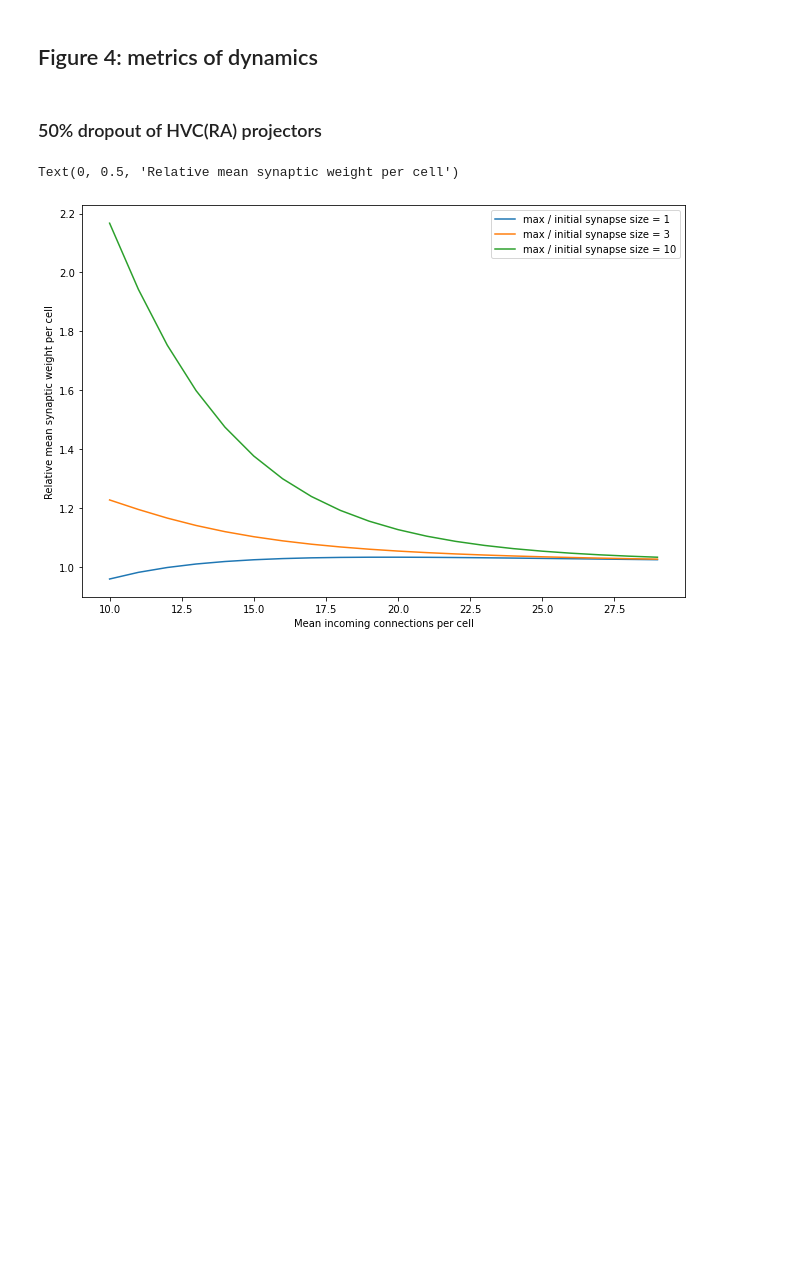
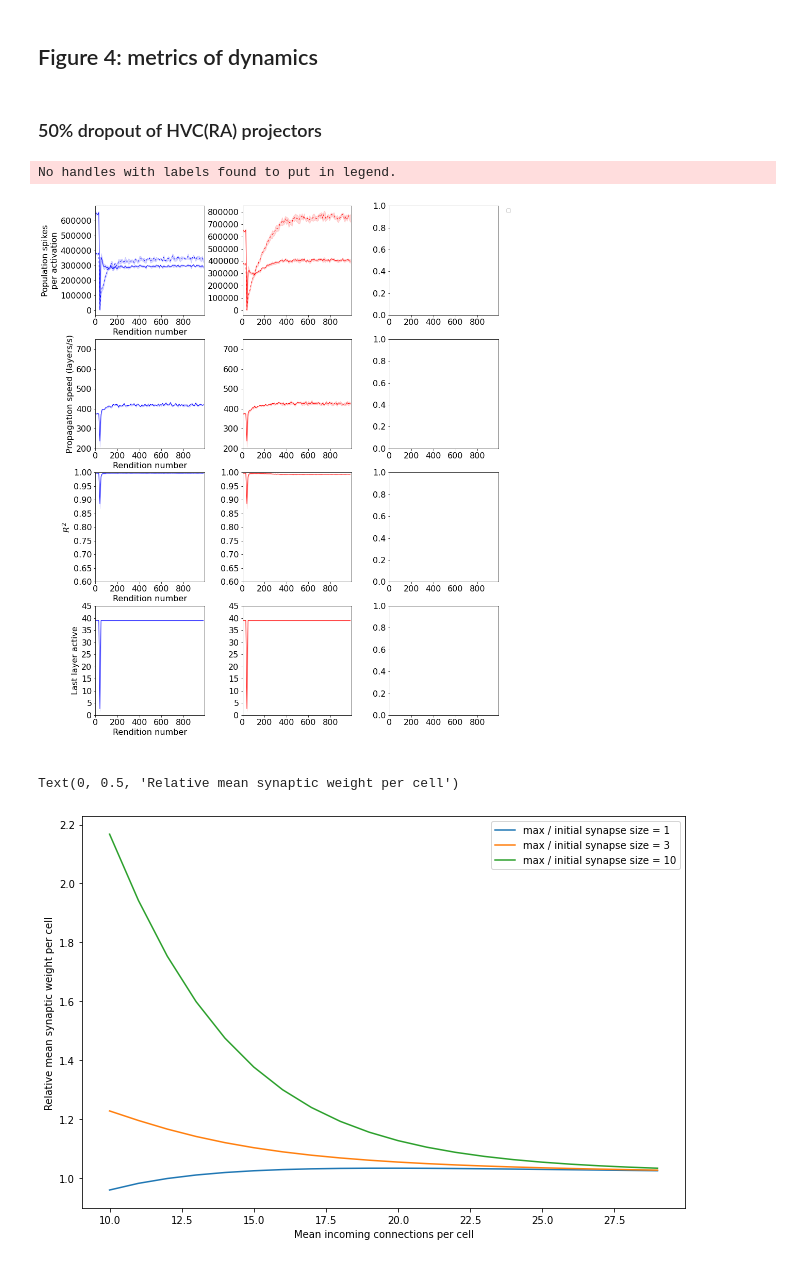
Before and after one commit to davidgbe/synfire_chain_growth, a Jupyter notebook: paper_figures_21_05_05/paper_figs_circa_21_10/multiple_parametric_21_09_28/mini_homeostatic_ei_weight_setpoint_21_12_02/paper_figures_nb_21_05_06.ipynb, the cells around one changed output. Cells and saved outputs as stored; diff of their text form; code cells hidden in the pictures; blank space fills up the shorter version.

```diff
--- a/paper_figures_21_05_05/paper_figs_circa_21_10/multiple_parametric_21_09_28/mini_homeostatic_ei_weight_setpoint_21_12_02/paper_figures_nb_21_05_06.ipynb
+++ b/paper_figures_21_05_05/paper_figs_circa_21_10/multiple_parametric_21_09_28/mini_homeostatic_ei_weight_setpoint_21_12_02/paper_figures_nb_21_05_06.ipynb
@@ -829,23 +831,3 @@ def make_figure_2_plot(names, labels, condition_colors, file_name_ext='', ylim1=
         axs[0].legend(loc='upper right')
         fig.tight_layout()
         save_fig(fig, './figures/paper/fig_2', f'mean_plot_{file_name_ext}.png')
-# %%
-timepoints = [t for t in range(0, 100, 1)]
-
-alpha_1_range = (1e-2, 5e-2)
-alpha_2_range = (1e-2, 5e-2)
-colors = ['red', 'orange', 'green', 'blue', 'purple']
-
-for i, alpha_1 in iter_range(alpha_1_range, 5):
-    name_frags = []
-    names = []
-
-    alpha_1 = f'{alpha_1}'
-    alpha_1 = alpha_1[: (alpha_1.find('.') + 4)]
-    for j, alpha_2 in iter_range(alpha_2_range, 5):
-        alpha_2 = f'{alpha_2}'
-        alpha_2 = alpha_2[: (alpha_2.find('.') + 4)]
-        name_frags.append(['single_only', f'_{alpha_2}_{alpha_2}_{alpha_1}_{alpha_1}', 'ff'])
-        names.append(f'R_ee_{alpha_1}_R_ei_{alpha_2}')
-    make_figure_2_plot(name_frags, labels=names, condition_colors=colors, cap=100, offsets=[0, 0, 0, 0, 0], timepoints=timepoints, vertical_spacing=0.,
-    file_name_ext='all_3_silent')
@@ -986,12 +962,13 @@ make_figure_3([
 def make_figure_4_averaged(names, labels, spaced_colors, dropout=0, file_name_ext='', ylim=(0, 8), cap=100):
     scale = 1.4
     fig, axs = plt.subplots(4, 3, sharex=False, sharey=False, figsize=(10 * scale, 10 * scale))
+    plt.ticklabel_format(axis='y', style='sci', scilimits=(0,0))
 
     all_dirs = []
     for name in names:
         all_dirs.append([dirs for dirs in filter_list_by_name_frags(all_in_dir('./robustness'), [name])])
 
-    x = np.concatenate([np.ones(20) * i for i in range(0, int(900/20))])
+    x = np.concatenate([np.ones(10) * i for i in range(0, int(400/10))])
 
     for idx, exp_dir_names in enumerate(all_dirs):
         to_plot = ['pop_firing_rates', 'inh_pop_firing_rates', 'relative_prop_speeds', 'r_squareds', 'last_layer_actives']
@@ -1005,9 +982,10 @@ def make_figure_4_averaged(names, labels, spaced_colors, dropout=0, file_name_ex
             for var in to_plot:
                 plot_data[var]['raw'].append([])
 
-            for i, data in load_exp_data(os.path.join('./robustness', exp_dir_name), name_frags=[f'dropout_{dropout}']):
+            for i, load_data in load_exp_data(os.path.join('./robustness', exp_dir_name), name_frags=[f'dropout_{dropout}']):
                 if i == cap:
                     break
+                data = load_data()
 
                 pop_firing_rate = np.sum(data['exc_cells_initially_active'])
                 if data['exc_cells_newly_active'] is not None:
@@ -1048,7 +1026,8 @@ def make_figure_4_averaged(names, labels, spaced_colors, dropout=0, file_name_ex
             plot_data['inh_pop_firing_rates']['means'] + plot_data['inh_pop_firing_rates']['sems'],
             color=spaced_colors[idx], alpha=0.15
         )
-        axs[0, idx].plot(epochs, plot_data['inh_pop_firing_rates']['means'], '--', c=spaced_colors[idx], lw=1., label=f'{labels[idx]} inh', )
+        line, = axs[0, idx].plot(epochs, plot_data['inh_pop_firing_rates']['means'], '-', c=spaced_colors[idx], lw=1., label=f'{labels[idx]} inh', )
+        line.set_dashes([4, 4])
         axs[1, idx].fill_between(
             epochs,
             plot_data['relative_prop_speeds']['means'] - plot_data['relative_prop_speeds']['sems'],
@@ -1087,7 +1066,7 @@ def make_figure_4_averaged(names, labels, spaced_colors, dropout=0, file_name_ex
             axs[i, j].set_xlim(0, cap * 10)
             axs[i, 0].set_xlabel('Rendition number\n\n')
             set_font_size(axs[i, j], 16)
-    plt.subplots_adjust(top = 0.99, bottom=0.01, hspace=0.22, wspace=0.22)
+    plt.subplots_adjust(top = 0.99, bottom=0.01, hspace=0.22, wspace=0.35)
     save_fig(fig, './figures/paper/fig_4', f'population_activity_+_prop_speed_{file_name_ext}.png')
 # %% [markdown]
 ## Figure 4: metrics of dynamics
@@ -1095,15 +1074,16 @@ def make_figure_4_averaged(names, labels, spaced_colors, dropout=0, file_name_ex
 ### 50% dropout of HVC(RA) projectors
 # %%
 make_figure_4_averaged([
-    'single_silent_only',
-    'pop_single_silent',
-    'pop_silent'
+    'single_cell_fr',
+    'pop_single_ff',
 
 ], [
+    'single-cell firing rate rule',
     'single-cell firing rate rule \n+ population firing rate rule',
-    'single-cell firing rate rule',
-    'population firing rate rule',
-], ['#ff1717', '#d117ff', '#171bff'], file_name_ext='both_rules', cap=60)
+], ['blue', 'red', '#171bff'], file_name_ext='both_rules', cap=99)
+# %% [output]
+No handles with labels found to put in legend.
+[figure, added]
 # %%
 def make_figure_5(name, timepoints=[0, 50, 100, 170], color='black'):
 
```
Also changed, not shown: parts of 7 cells of this notebook, 55 other files.
